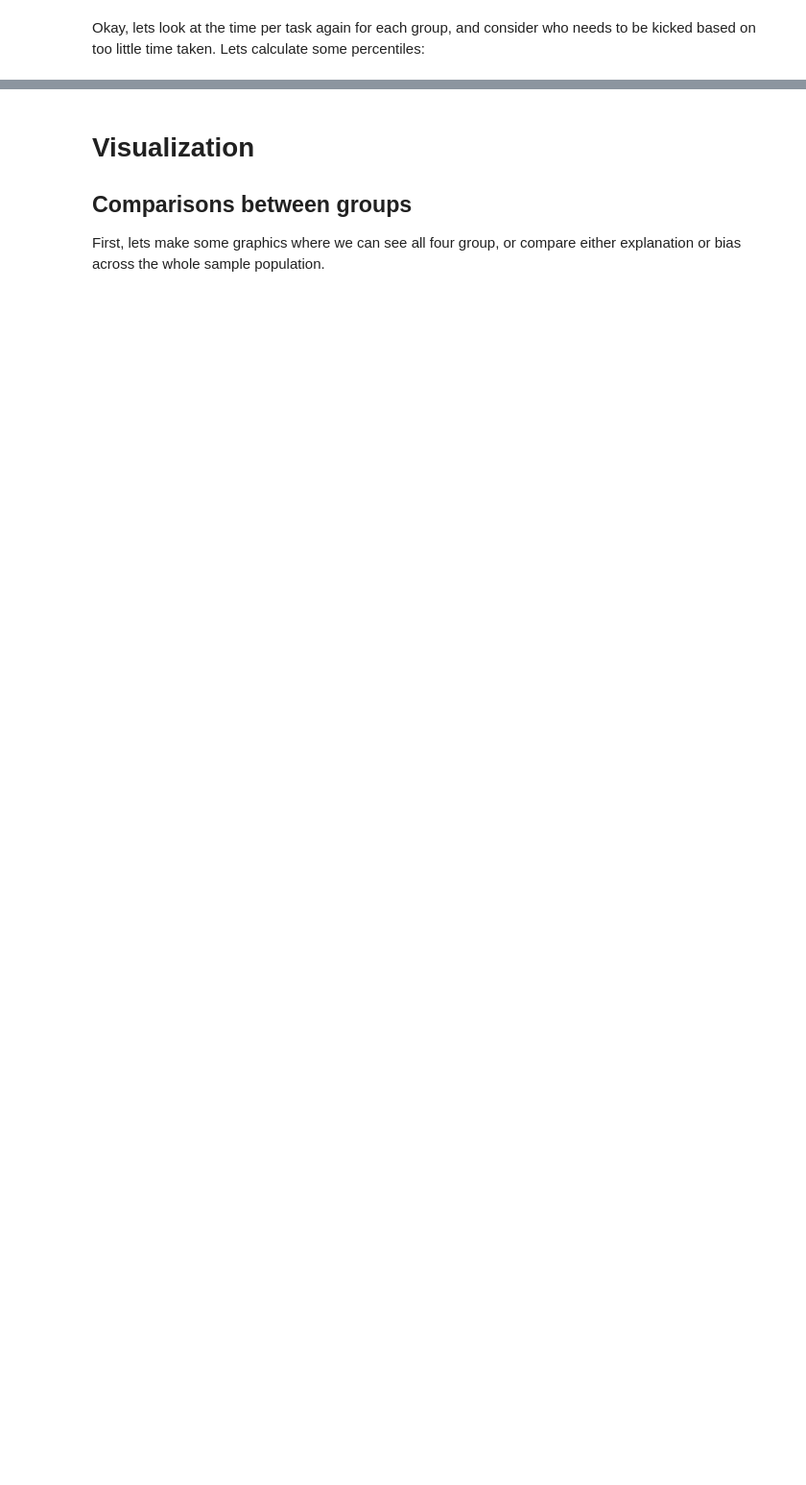
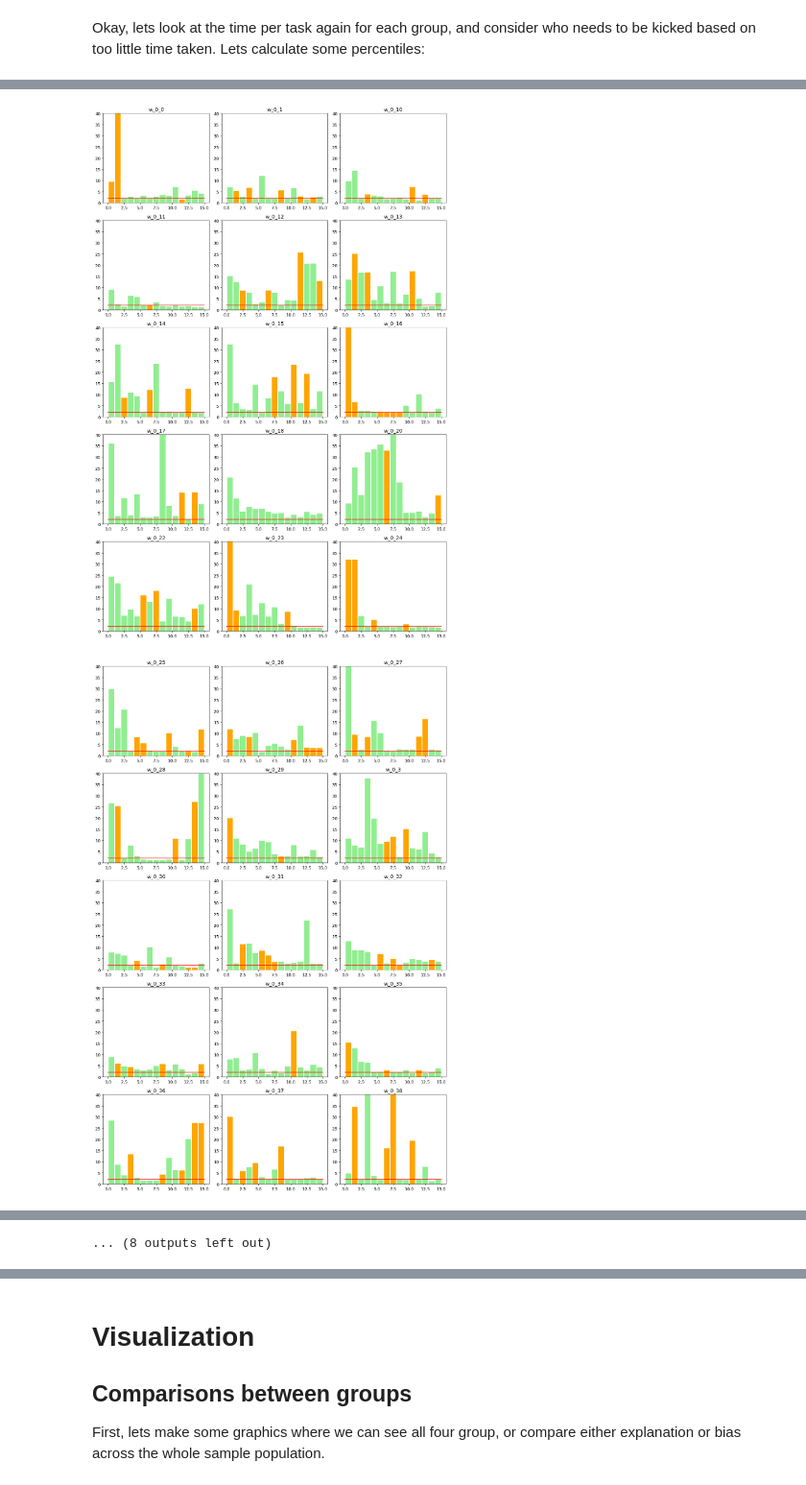
Before and after one commit to RRachelRR/xai_priming, a Jupyter notebook: data_analysis/Analysis.ipynb, the cells around one changed output, grey strips where cells are left out. Shown at 96% size. Drawn from its saved outputs; the diff is of its cells as text; code cells hidden in the pictures; blank space fills up the shorter version.

```diff
--- a/data_analysis/Analysis.ipynb
+++ b/data_analysis/Analysis.ipynb
@@ -414,4 +442,0 @@ Next idea: lets look at the time taken for each task, and see if there are any s
-# %%
-task_list = list(participants_tasks['wo_0_0'].keys())
-
-len(task_list)
@@ -542,5 +588,6 @@ min: 0.7953094323476155
 # %%
-results["time_per_task"] = pd.Series(time_per_p_0["total"]|time_per_p_1)
+results["time_per_task"] = pd.Series(time_per_p_0["total"]["mean"]|time_per_p_1["mean"])
+results["time_per_task_median"] = pd.Series(time_per_p_0["total"]["median"]|time_per_p_1["median"])
 results
 # %% [output]
 |  | file | explanation_group | priming_group | participant_number | final_accuracy | ai_agreement | n_na | ... |
@@ -563,5 +610,5 @@ Next, we plot the times per task. Here, there is not much of interest. Note that
 # %%
-x = np.arange(len(task_list))  # the label locations
+x = np.arange(15)  # the label locations
 width = 0.25  # the width of the bars
 multiplier = 0
 
@@ -715,0 +796,28 @@ NameError: name 'task_times_1' is not defined
+# %%
+for batch in range(20):
+    offset = batch*15
+    fig, axs = plt.subplots(ncols = 3, nrows = 5, figsize = (12, 18))
+    for row in range(5):
+        for col in range(3):
+            i = offset + (row*3)+col
+
+            x = 0.5 + np.arange(15)
+            y = p_times[participants[i]]
+            if not len(y) == 15:
+                continue
+
+            if participants[i][2] == "0" or participants[i][3] == "i":
+                axs[row, col].plot([0,15],[2,2], color = "red")
+                axs[row, col].set_ylim(0,40)
+            else:
+                axs[row, col].plot([0,15],[1,1], color = "red")
+                axs[row, col].set_ylim(0,20)
+
+            axs[row, col].bar(x, y, width=0.9, color = p_colors[participants[i]])
+
+            axs[row, col].set_title(participants[i])
+    plt.tight_layout()
+    plt.show()
+# %% [output]
+[figure, added]
+[figure, added]
@@ -715,0 +834 @@ NameError: name 'task_times_1' is not defined
+... (8 outputs left out)
```
Also changed, not shown: parts of 39 cells of this notebook, 1 other file.
